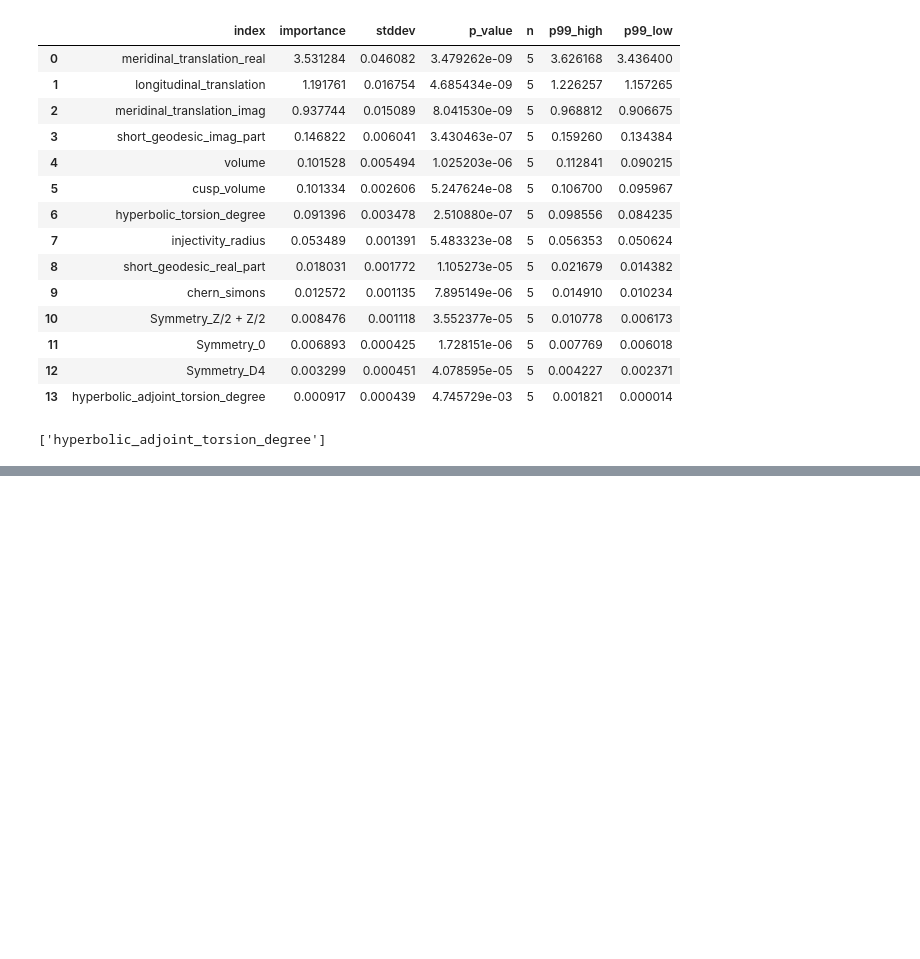
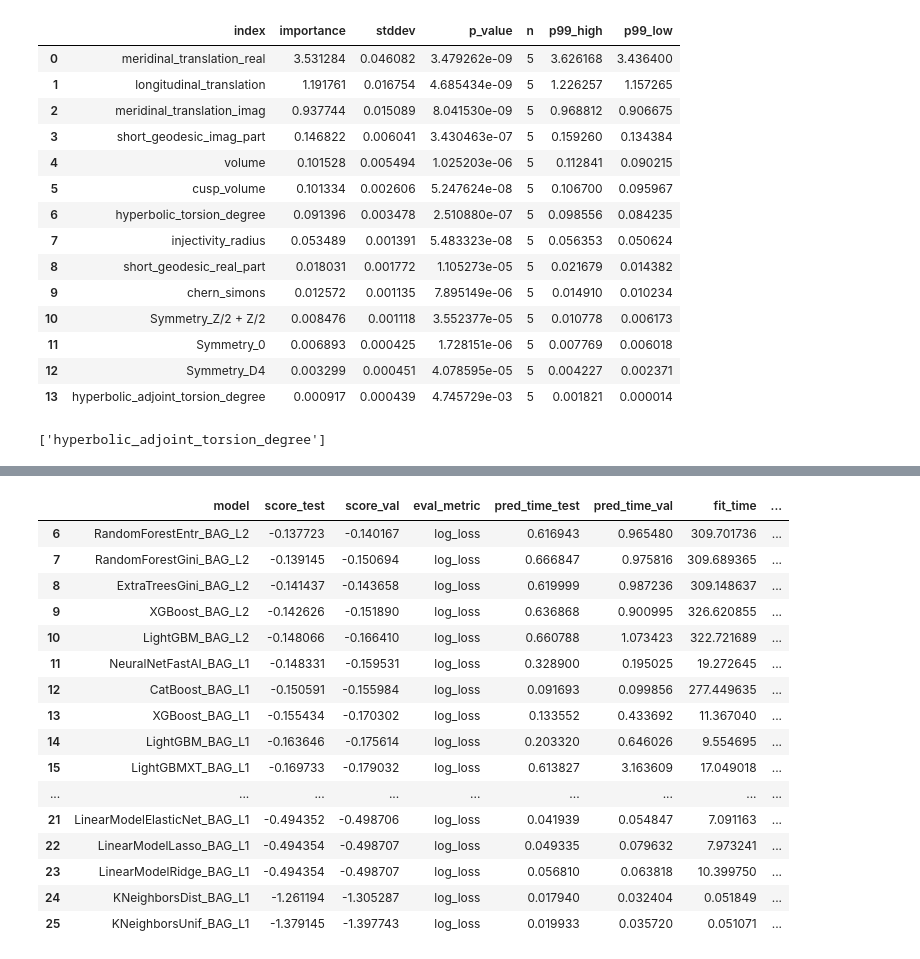
Before and after one commit to crossxwill/autogluon-tutorial, a Jupyter notebook: quickstart_tabular.ipynb, the cells around one changed output, grey strips where cells are left out. Saved outputs shown, nothing was run; the diff lists cells and outputs as text; code cells hidden in the pictures; blank space fills up the shorter version.

```diff
--- a/quickstart_tabular.ipynb
+++ b/quickstart_tabular.ipynb
@@ -246,0 +421,22 @@ final_low_importance_features
+# %%
+# %%
+
+df_leaders.tail(20)
+# %% [output]
+|  | model | score_test | score_val | eval_metric | pred_time_test | pred_time_val | fit_time | ... |
+| 6 | RandomForestEntr_BAG_L2 | -0.137723 | -0.140167 | log_loss | 0.616943 | 0.965480 | 309.701736 | ... |
+| 7 | RandomForestGini_BAG_L2 | -0.139145 | -0.150694 | log_loss | 0.666847 | 0.975816 | 309.689365 | ... |
+| 8 | ExtraTreesGini_BAG_L2 | -0.141437 | -0.143658 | log_loss | 0.619999 | 0.987236 | 309.148637 | ... |
+| 9 | XGBoost_BAG_L2 | -0.142626 | -0.151890 | log_loss | 0.636868 | 0.900995 | 326.620855 | ... |
+| 10 | LightGBM_BAG_L2 | -0.148066 | -0.166410 | log_loss | 0.660788 | 1.073423 | 322.721689 | ... |
+| 11 | NeuralNetFastAI_BAG_L1 | -0.148331 | -0.159531 | log_loss | 0.328900 | 0.195025 | 19.272645 | ... |
+| 12 | CatBoost_BAG_L1 | -0.150591 | -0.155984 | log_loss | 0.091693 | 0.099856 | 277.449635 | ... |
+| 13 | XGBoost_BAG_L1 | -0.155434 | -0.170302 | log_loss | 0.133552 | 0.433692 | 11.367040 | ... |
+| 14 | LightGBM_BAG_L1 | -0.163646 | -0.175614 | log_loss | 0.203320 | 0.646026 | 9.554695 | ... |
+| 15 | LightGBMXT_BAG_L1 | -0.169733 | -0.179032 | log_loss | 0.613827 | 3.163609 | 17.049018 | ... |
+| ... | ... | ... | ... | ... | ... | ... | ... | ... |
+| 21 | LinearModelElasticNet_BAG_L1 | -0.494352 | -0.498706 | log_loss | 0.041939 | 0.054847 | 7.091163 | ... |
+| 22 | LinearModelLasso_BAG_L1 | -0.494354 | -0.498707 | log_loss | 0.049335 | 0.079632 | 7.973241 | ... |
+| 23 | LinearModelRidge_BAG_L1 | -0.494354 | -0.498707 | log_loss | 0.056810 | 0.063818 | 10.399750 | ... |
+| 24 | KNeighborsDist_BAG_L1 | -1.261194 | -1.305287 | log_loss | 0.017940 | 0.032404 | 0.051849 | ... |
+| 25 | KNeighborsUnif_BAG_L1 | -1.379145 | -1.397743 | log_loss | 0.019933 | 0.035720 | 0.051071 | ... |
```
Also changed, not shown: parts of 10 cells of this notebook, 1 other file.
